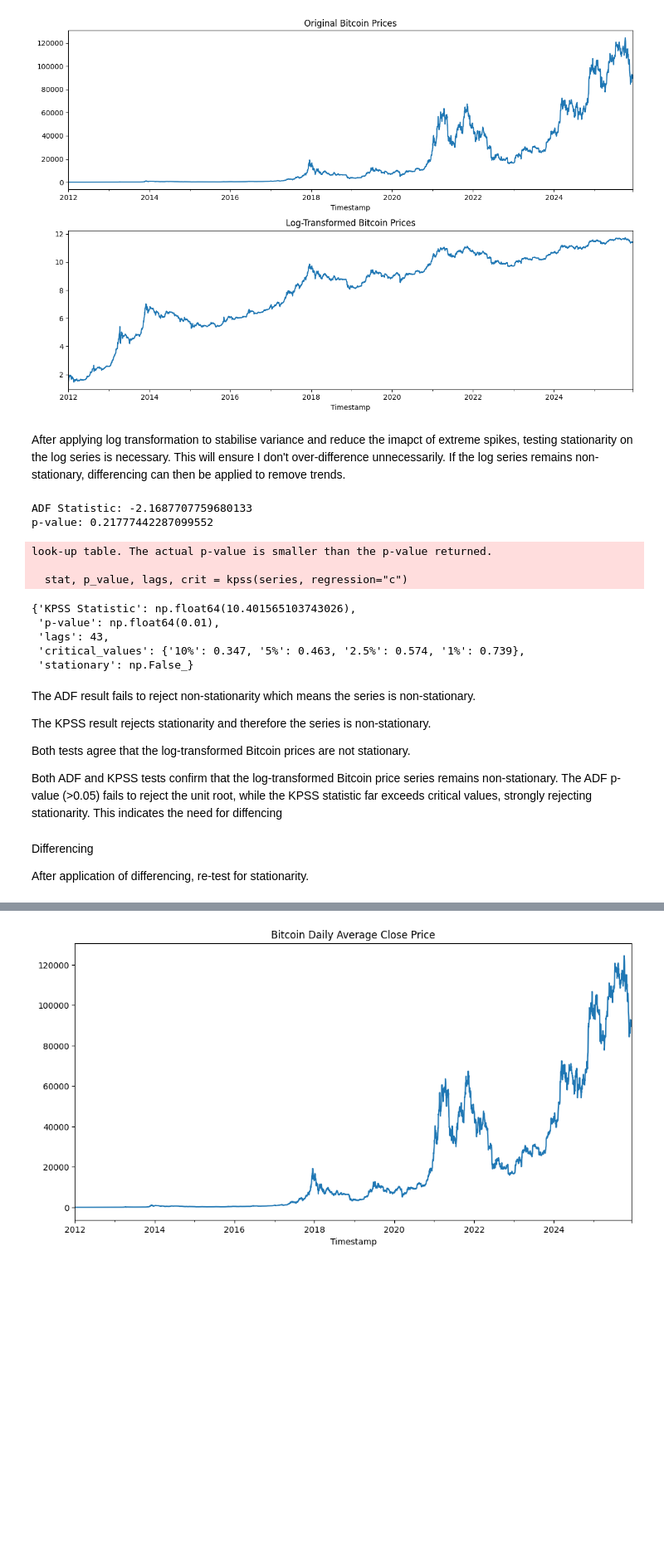
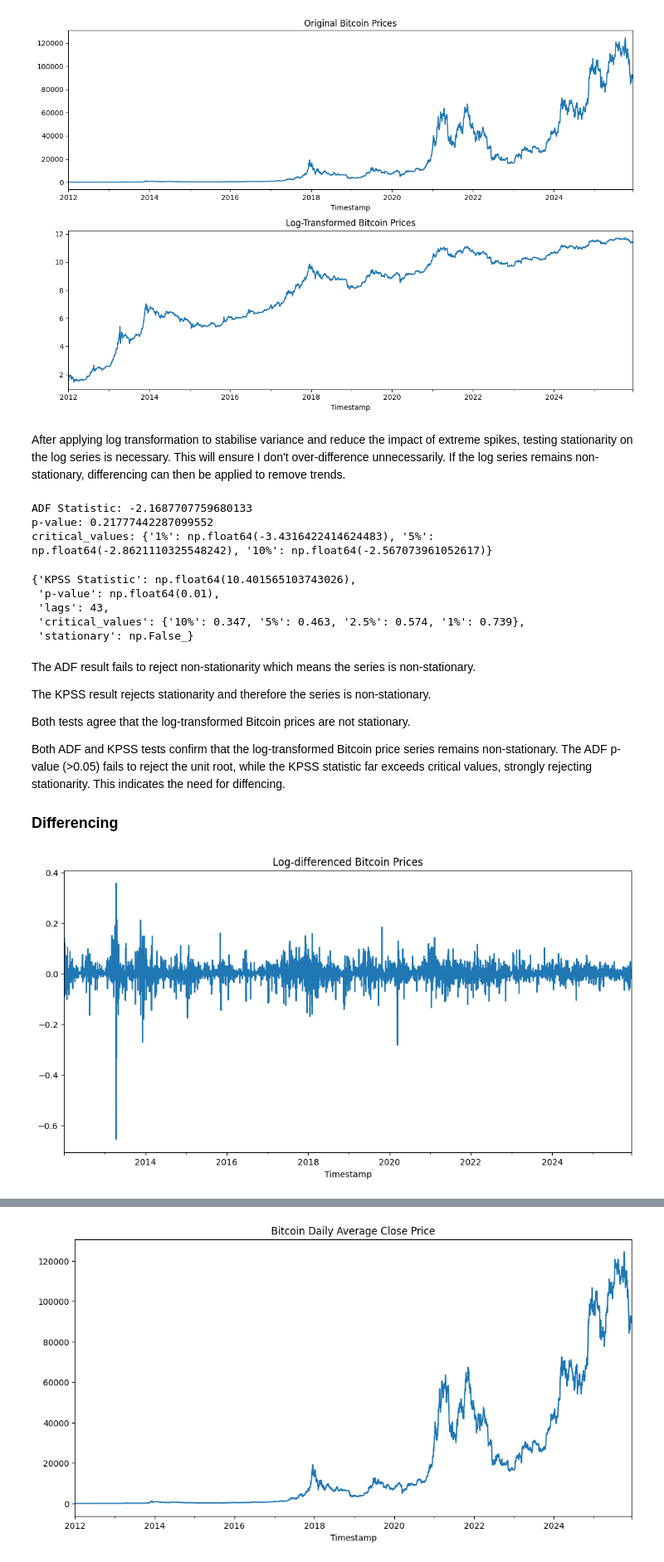
Before and after one commit to billysambasi/Time_Series_Forecasting, a Jupyter notebook: index.ipynb, the cells around one changed output, grey strips where cells are left out. Shown at 83% size. Cells and saved outputs as stored; diff of their text form; code cells hidden in the pictures; blank space fills up the shorter version.

Commit message:
Applying differencing on the log series

```diff
--- a/index.ipynb
+++ b/index.ipynb
@@ -163,26 +169,25 @@ plt.show()
 # %% [output]
 [figure]
 # %% [markdown]
-After applying log transformation to stabilise variance and reduce the imapct of extreme spikes, testing stationarity on the log series is necessary. This will ensure I don't over-difference unnecessarily. If the log series remains non-stationary, differencing can then be applied to remove trends.
+After applying log transformation to stabilise variance and reduce the impact of extreme spikes, testing stationarity on the log series is necessary. This will ensure I don't over-difference unnecessarily. If the log series remains non-stationary, differencing can then be applied to remove trends.
 # %%
 # Testing stationarity on the log series
 
-adf_result = adfuller(log_prices)
-print(f"ADF Statistic: {adf_result[0]}")
-print(f"p-value: {adf_result[1]}")
+adf_log_result = adfuller(log_prices)
+print(f"ADF Statistic: {adf_log_result[0]}")
+print(f"p-value: {adf_log_result[1]}")
+print(f"critical_values: {adf_log_result[4]}")
 
 kpss_test(log_prices)
 # %% [output]
 ADF Statistic: -2.1687707759680133
 p-value: 0.21777442287099552
+critical_values: {'1%': np.float64(-3.4316422414624483), '5%': np.float64(-2.8621110325548242), '10%': np.float64(-2.567073961052617)}
-look-up table. The actual p-value is smaller than the p-value returned.
-
-  stat, p_value, lags, crit = kpss(series, regression="c")
+{'KPSS Statistic': np.float64(10.401565103743026),
+ 'p-value': np.float64(0.01),
+ 'lags': 43,
+ 'critical_values': {'10%': 0.347, '5%': 0.463, '2.5%': 0.574, '1%': 0.739},
+ 'stationary': np.False_}
-{'KPSS Statistic': np.float64(10.401565103743026),
- 'p-value': np.float64(0.01),
- 'lags': 43,
- 'critical_values': {'10%': 0.347, '5%': 0.463, '2.5%': 0.574, '1%': 0.739},
- 'stationary': np.False_}
 # %% [markdown]
 The ADF result fails to reject non-stationarity which means the series is non-stationary.
 
@@ -190,8 +195,15 @@ The KPSS result rejects stationarity and therefore the series is non-stationary.
 
 Both tests agree that the log-transformed Bitcoin prices are not stationary.
 
-Both ADF and KPSS tests confirm that the log-transformed Bitcoin price series remains non-stationary. The ADF p-value (>0.05) fails to reject the unit root, while the KPSS statistic far exceeds critical values, strongly rejecting stationarity. This indicates the need for diffencing
+Both ADF and KPSS tests confirm that the log-transformed Bitcoin price series remains non-stationary. The ADF p-value (>0.05) fails to reject the unit root, while the KPSS statistic far exceeds critical values, strongly rejecting stationarity. This indicates the need for diffencing.
+
+### Differencing
-# %% [markdown]
-Differencing
-
-After application of differencing, re-test for stationarity.
+# %%
+# Differencing of the log prices
+
+log_diff = log_prices.diff().dropna()
+
+log_diff.plot(title="Log-differenced Bitcoin Prices", figsize=(12, 6))
+plt.show();
+# %% [output]
+[figure, added]
```
Also changed, not shown: parts of 9 cells of this notebook.
